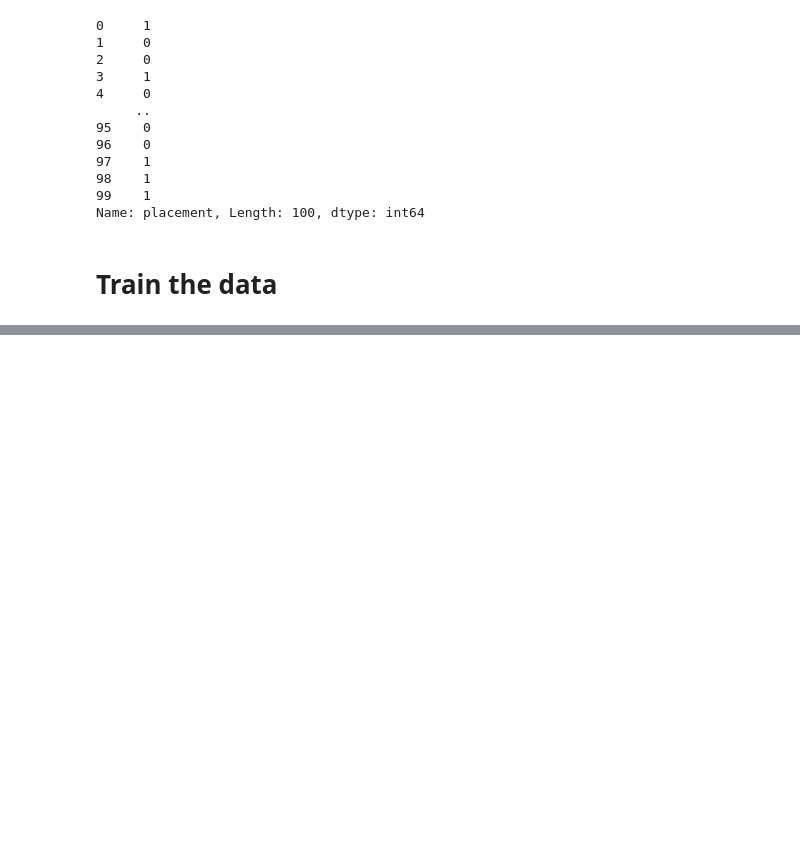
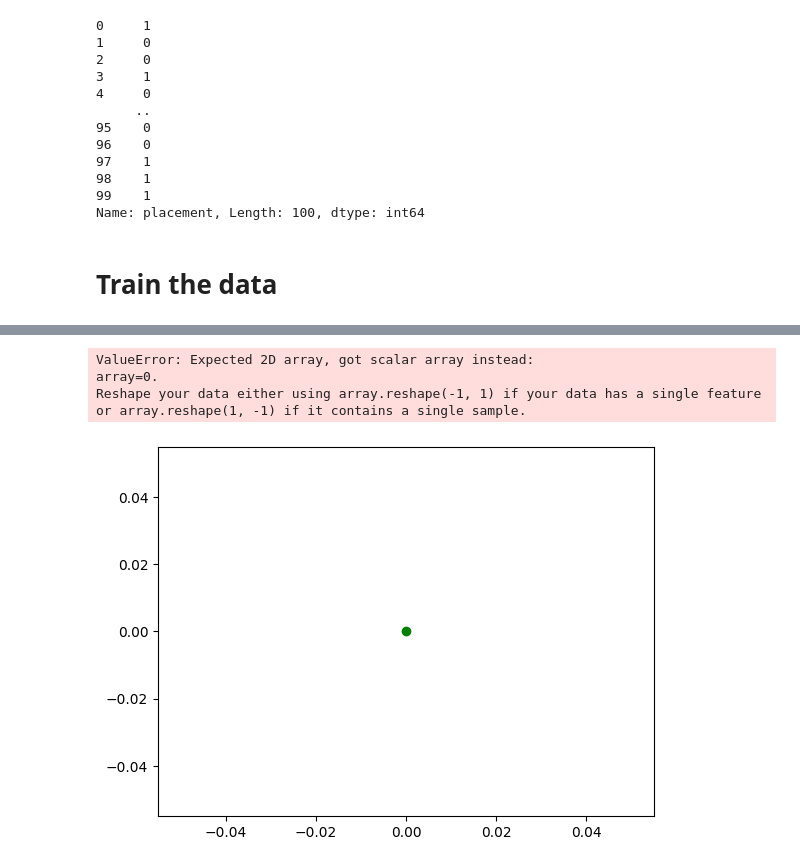
Before and after one commit to 18-RAJAT/Placement-logistic-regression, a Jupyter notebook: logistic regression.ipynb, the cells around one changed output, grey strips where cells are left out. Saved outputs shown, nothing was run; the diff lists cells and outputs as text; code cells hidden in the pictures; blank space fills up the shorter version.

```diff
--- a/logistic regression.ipynb
+++ b/logistic regression.ipynb
@@ -98,0 +289,10 @@ Name: placement, Length: 100, dtype: int64
+# %%
+plt.scatter(x0,y0,color='g')
+plt.plot(x0,temp.predict(y0),color='k')
+
+plt.show()
+# %% [output]
+ValueError: Expected 2D array, got scalar array instead:
+array=0.
+Reshape your data either using array.reshape(-1, 1) if your data has a single feature or array.reshape(1, -1) if it contains a single sample.
+[figure, added]
```
Also changed, not shown: parts of 26 cells of this notebook.
